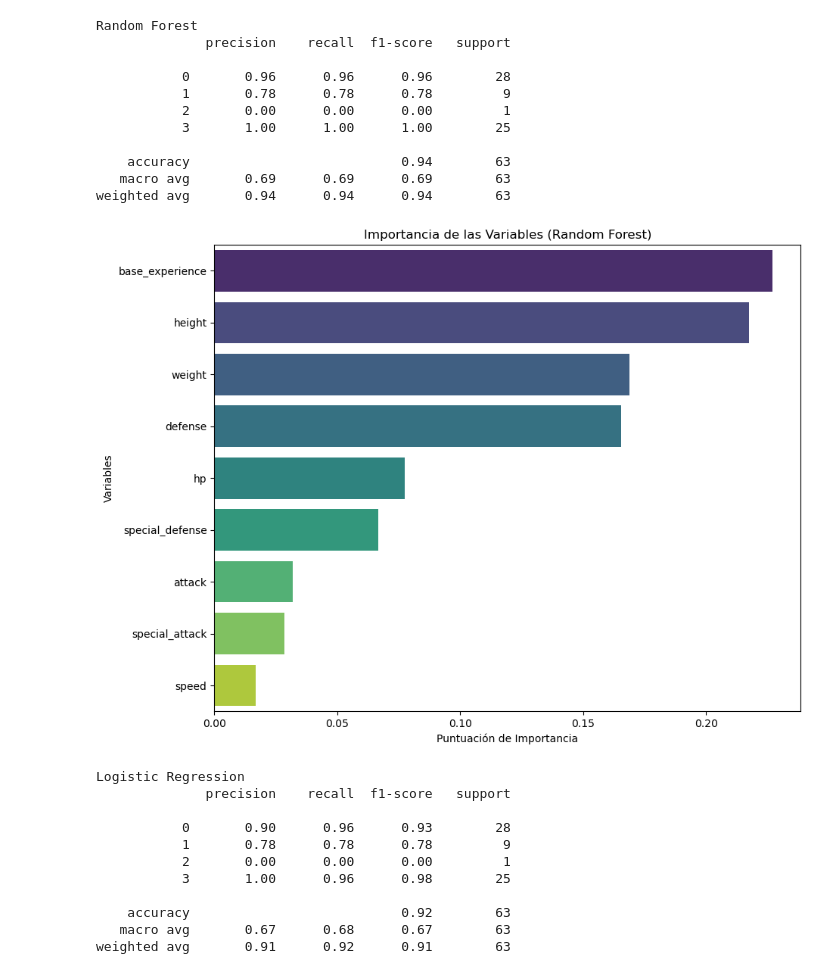
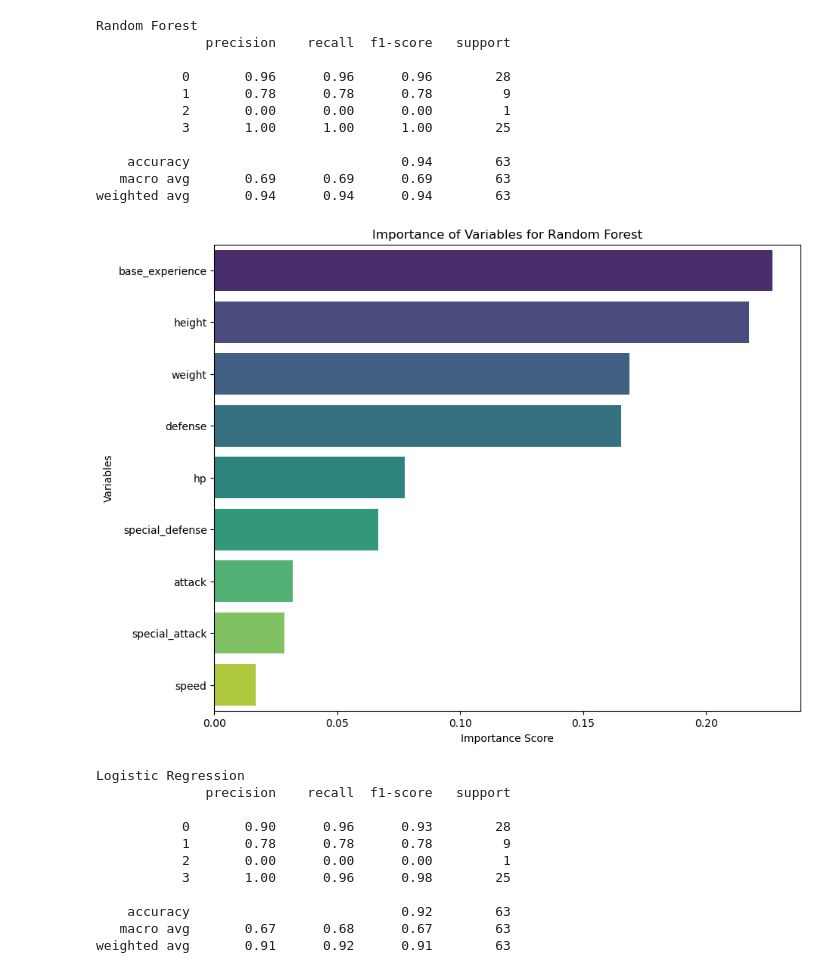
Before and after one commit to makore-0612/Pokemon, a Jupyter notebook: Pokemon clustering.ipynb, the cells around one changed output. Cells and saved outputs as stored; diff of their text form; code cells hidden in the pictures.

```diff
--- a/Pokemon clustering.ipynb
+++ b/Pokemon clustering.ipynb
@@ -321,18 +321,18 @@ weighted avg       0.94      0.94      0.94        63
 # %%
 importances = pd.Series(
     rf.feature_importances_,
     index=features
 ).sort_values(ascending=False) # We extract the relevance of each feature within the dataset for the Random Forest
 
 plt.figure(figsize=(10, 8))
 sns.barplot(x=importances.values, y=importances.index, hue=importances.index, palette="viridis", legend=False) # Visualization
 
-plt.title('Importancia de las Variables (Random Forest)')
-plt.xlabel('Puntuación de Importancia')
+plt.title('Importance of Variables for Random Forest')
+plt.xlabel('Importance Score')
 plt.ylabel('Variables')
 plt.show()
 # %% [output]
-[figure, old version]
+[figure, new version]
 # %%
 logreg = Pipeline([
     ("scaler", StandardScaler()), # First, scaling is performed
```
